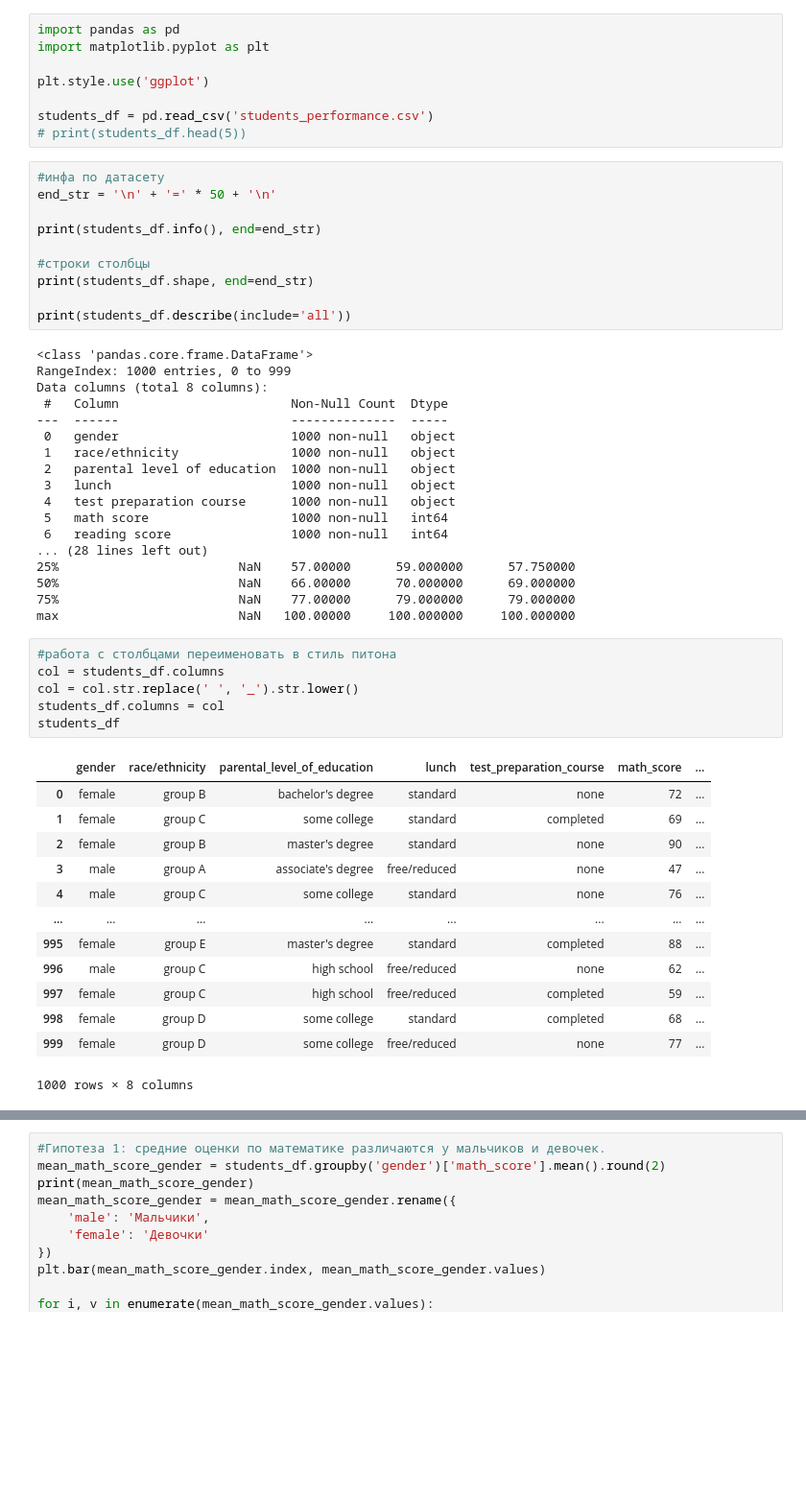
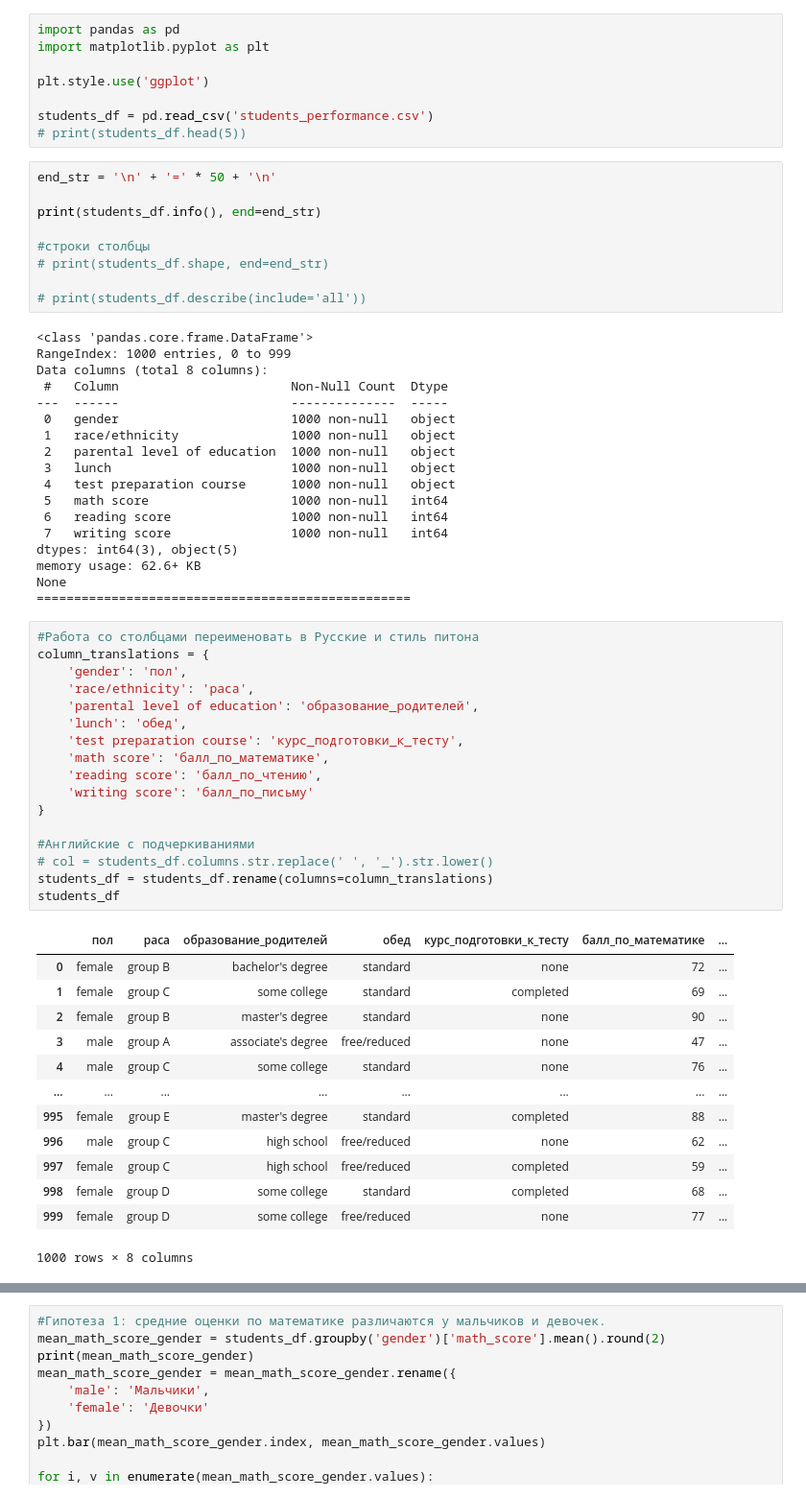
Before and after one commit to AntonLihtar/python_starter, a Jupyter notebook: padas_data1/main.ipynb, the cells around one changed output, grey strips where cells are left out. Shown at 96% size. Cells and saved outputs as stored; diff of their text form; blank space fills up the shorter version.

```diff
--- a/padas_data1/main.ipynb
+++ b/padas_data1/main.ipynb
@@ -7,15 +7,14 @@ plt.style.use('ggplot')
 students_df = pd.read_csv('students_performance.csv')
 # print(students_df.head(5))
 # %%
-#инфа по датасету
 end_str = '\n' + '=' * 50 + '\n'
 
 print(students_df.info(), end=end_str)
 
 #строки столбцы
-print(students_df.shape, end=end_str)
+# print(students_df.shape, end=end_str)
 
-print(students_df.describe(include='all'))
+# print(students_df.describe(include='all'))
 # %% [output]
 <class 'pandas.core.frame.DataFrame'>
 RangeIndex: 1000 entries, 0 to 999
@@ -29,19 +28,30 @@ Data columns (total 8 columns):
  4   test preparation course      1000 non-null   object
  5   math score                   1000 non-null   int64
  6   reading score                1000 non-null   int64
-... (28 lines left out)
-25%                        NaN    57.00000      59.000000      57.750000
-50%                        NaN    66.00000      70.000000      69.000000
-75%                        NaN    77.00000      79.000000      79.000000
-max                        NaN   100.00000     100.000000     100.000000
+ 7   writing score                1000 non-null   int64
+dtypes: int64(3), object(5)
+memory usage: 62.6+ KB
+None
+==================================================
 # %%
-#работа с столбцами переименовать в стиль питона
-col = students_df.columns
-col = col.str.replace(' ', '_').str.lower()
-students_df.columns = col
+#Работа со столбцами переименовать в Русские и стиль питона
+column_translations = {
+    'gender': 'пол',
+    'race/ethnicity': 'раса',
+    'parental level of education': 'образование_родителей',
+    'lunch': 'обед',
+    'test preparation course': 'курс_подготовки_к_тесту',
+    'math score': 'балл_по_математике',
+    'reading score': 'балл_по_чтению',
+    'writing score': 'балл_по_письму'
+}
+
+#Английские с подчеркиваниями
+# col = students_df.columns.str.replace(' ', '_').str.lower()
+students_df = students_df.rename(columns=column_translations)
 students_df
 # %% [output]
-|  | gender | race/ethnicity | parental_level_of_education | lunch | test_preparation_course | math_score | ... |
+|  | пол | раса | образование_родителей | обед | курс_подготовки_к_тесту | балл_по_математике | ... |
 | 0 | female | group B | bachelor's degree | standard | none | 72 | ... |
 | 1 | female | group C | some college | standard | completed | 69 | ... |
 | 2 | female | group B | master's degree | standard | none | 90 | ... |
```
Also changed, not shown: parts of 7 cells of this notebook, 1 other file.
